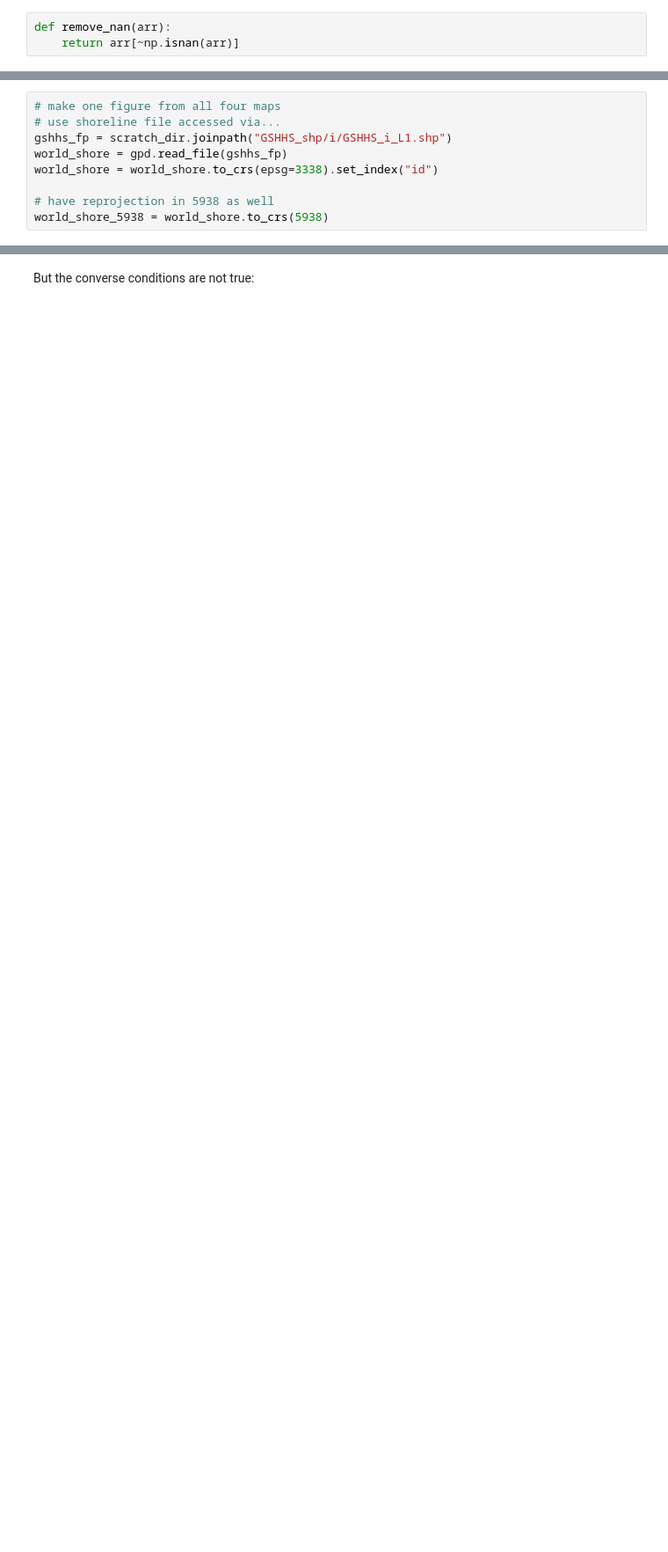
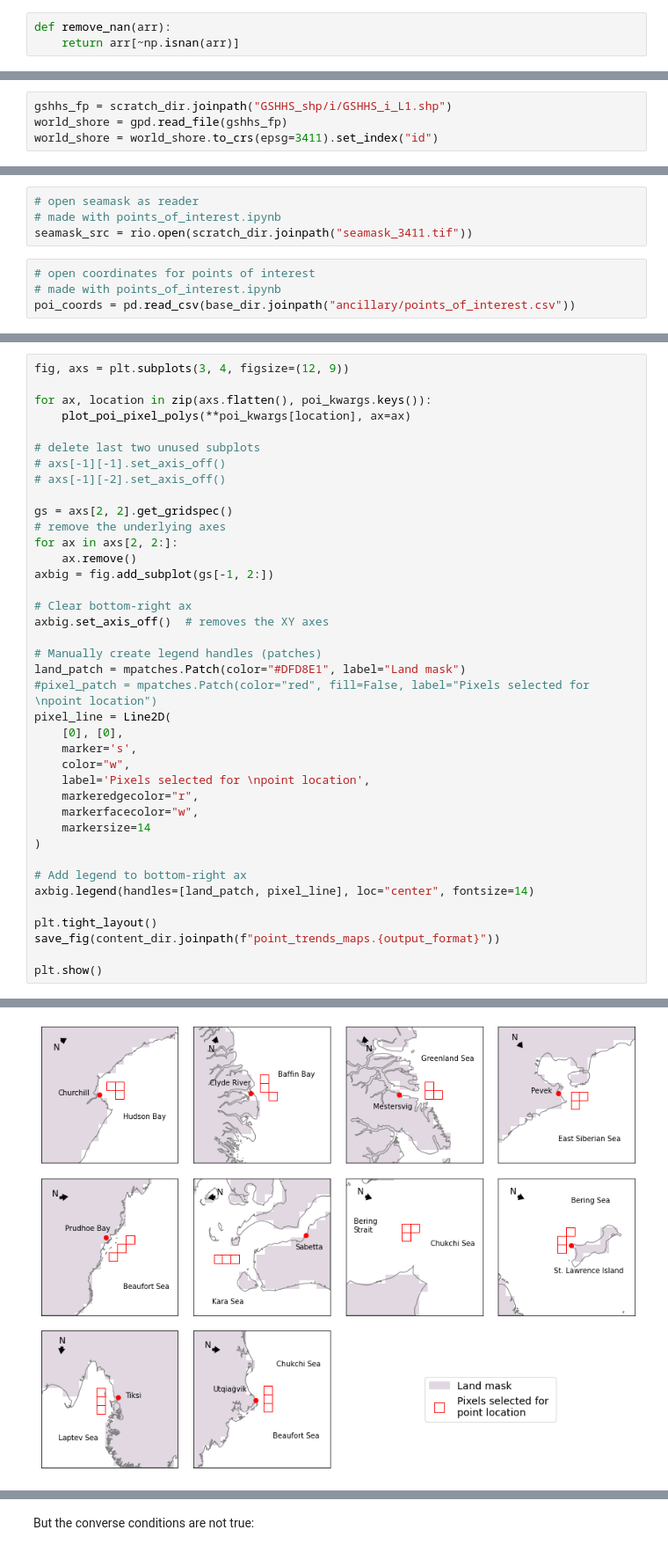
Before and after one commit to ua-snap/seaice_noaa_indicators, a Jupyter notebook: pipeline/manuscript_content.ipynb, the cells around one changed output, grey strips where cells are left out. Shown at 88% size. Cells and saved outputs as stored; diff of their text form; blank space fills up the shorter version.

```diff
--- a/pipeline/manuscript_content.ipynb
+++ b/pipeline/manuscript_content.ipynb
@@ -690,9 +1025,4 @@ Seamask in EPSG:5938 written to /atlas_scratch/kmredilla/seaice_noaa_indicators/
 # %%
-# make one figure from all four maps
-# use shoreline file accessed via...
 gshhs_fp = scratch_dir.joinpath("GSHHS_shp/i/GSHHS_i_L1.shp")
 world_shore = gpd.read_file(gshhs_fp)
-world_shore = world_shore.to_crs(epsg=3338).set_index("id")
-
-# have reprojection in 5938 as well
-world_shore_5938 = world_shore.to_crs(5938)
+world_shore = world_shore.to_crs(epsg=3411).set_index("id")
@@ -948,0 +1035,8 @@ for name in point_info:
+# %%
+# open seamask as reader
+# made with points_of_interest.ipynb
+seamask_src = rio.open(scratch_dir.joinpath("seamask_3411.tif"))
+# %%
+# open coordinates for points of interest
+# made with points_of_interest.ipynb
+poi_coords = pd.read_csv(base_dir.joinpath("ancillary/points_of_interest.csv"))
@@ -948,0 +1120,40 @@ for name in point_info:
+# %%
+fig, axs = plt.subplots(3, 4, figsize=(12, 9))
+
+for ax, location in zip(axs.flatten(), poi_kwargs.keys()):
+    plot_poi_pixel_polys(**poi_kwargs[location], ax=ax)
+
+# delete last two unused subplots
+# axs[-1][-1].set_axis_off()
+# axs[-1][-2].set_axis_off()
+
+gs = axs[2, 2].get_gridspec()
+# remove the underlying axes
+for ax in axs[2, 2:]:
+    ax.remove()
+axbig = fig.add_subplot(gs[-1, 2:])
+
+# Clear bottom-right ax
+axbig.set_axis_off()  # removes the XY axes
+
+# Manually create legend handles (patches)
+land_patch = mpatches.Patch(color="#DFD8E1", label="Land mask")
+#pixel_patch = mpatches.Patch(color="red", fill=False, label="Pixels selected for \npoint location")
+pixel_line = Line2D(
+    [0], [0],
+    marker='s',
+    color="w",
+    label='Pixels selected for \npoint location',
+    markeredgecolor="r",
+    markerfacecolor="w",
+    markersize=14
+)
+
+# Add legend to bottom-right ax
+axbig.legend(handles=[land_patch, pixel_line], loc="center", fontsize=14)
+
+plt.tight_layout()
+save_fig(content_dir.joinpath(f"point_trends_maps.{output_format}"))
+
+plt.show()
+# %% [output]
@@ -948,0 +1161 @@ for name in point_info:
+[figure, added]
```
Also changed, not shown: parts of 65 cells of this notebook.
